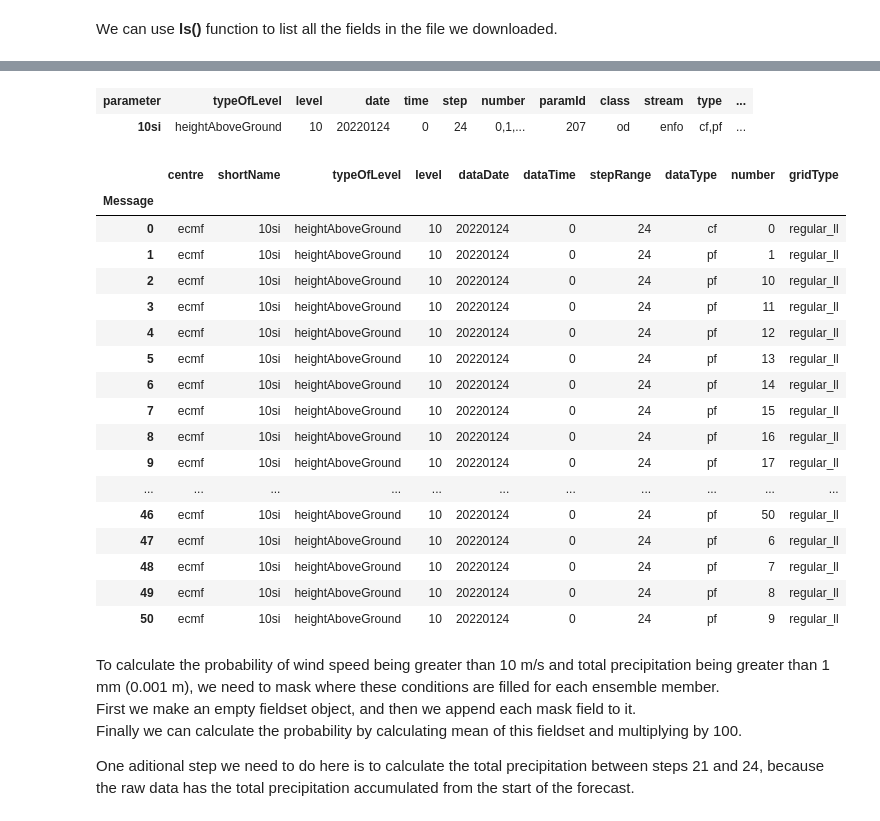
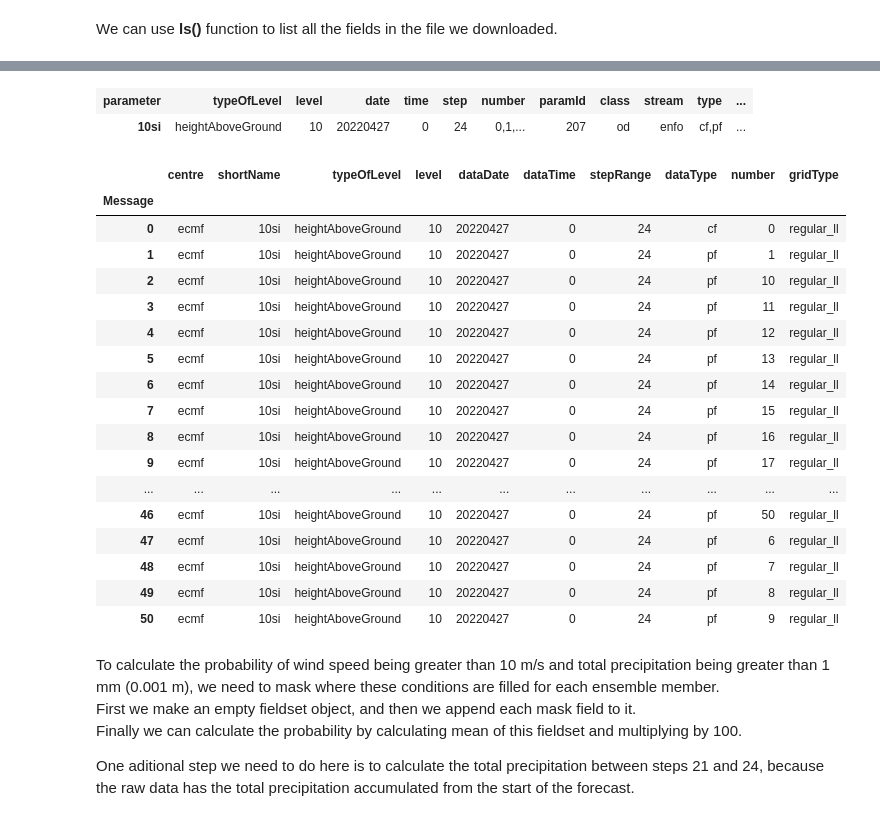
Before and after one commit to ecmwf/notebook-examples, a Jupyter notebook: opencharts/medium-ens-tp-ws.ipynb, the cells around one changed output, grey strips where cells are left out. Saved outputs shown, nothing was run; the diff lists cells and outputs as text; code cells hidden in the pictures.

```diff
--- a/opencharts/medium-ens-tp-ws.ipynb
+++ b/opencharts/medium-ens-tp-ws.ipynb
@@ -135,33 +136,33 @@ In this case we will calculate all 51 ensemble members at the same time.
 # %%
-u = data.select(shortName='10u', step=24)
-v = data.select(shortName='10v', step=24)
+u = data.select(shortName='10u', step=24).sort()
+v = data.select(shortName='10v', step=24).sort()
 
 speed = ecdata.speed(u,v)
 speed.describe()
 # %% [output]
 | parameter | typeOfLevel | level | date | time | step | number | paramId | class | stream | type | ... |
-| 10si | heightAboveGround | 10 | 20220124 | 0 | 24 | 0,1,... | 207 | od | enfo | cf,pf | ... |
+| 10si | heightAboveGround | 10 | 20220427 | 0 | 24 | 0,1,... | 207 | od | enfo | cf,pf | ... |
 # %%
 speed.ls()
 # %% [output]
 |  | centre | shortName | typeOfLevel | level | dataDate | dataTime | stepRange | dataType | number | gridType |
 | Message |  |  |  |  |  |  |  |  |  |  |
-| 0 | ecmf | 10si | heightAboveGround | 10 | 20220124 | 0 | 24 | cf | 0 | regular_ll |
-| 1 | ecmf | 10si | heightAboveGround | 10 | 20220124 | 0 | 24 | pf | 1 | regular_ll |
-| 2 | ecmf | 10si | heightAboveGround | 10 | 20220124 | 0 | 24 | pf | 10 | regular_ll |
-| 3 | ecmf | 10si | heightAboveGround | 10 | 20220124 | 0 | 24 | pf | 11 | regular_ll |
-| 4 | ecmf | 10si | heightAboveGround | 10 | 20220124 | 0 | 24 | pf | 12 | regular_ll |
-| 5 | ecmf | 10si | heightAboveGround | 10 | 20220124 | 0 | 24 | pf | 13 | regular_ll |
-| 6 | ecmf | 10si | heightAboveGround | 10 | 20220124 | 0 | 24 | pf | 14 | regular_ll |
-| 7 | ecmf | 10si | heightAboveGround | 10 | 20220124 | 0 | 24 | pf | 15 | regular_ll |
-| 8 | ecmf | 10si | heightAboveGround | 10 | 20220124 | 0 | 24 | pf | 16 | regular_ll |
-| 9 | ecmf | 10si | heightAboveGround | 10 | 20220124 | 0 | 24 | pf | 17 | regular_ll |
+| 0 | ecmf | 10si | heightAboveGround | 10 | 20220427 | 0 | 24 | cf | 0 | regular_ll |
+| 1 | ecmf | 10si | heightAboveGround | 10 | 20220427 | 0 | 24 | pf | 1 | regular_ll |
+| 2 | ecmf | 10si | heightAboveGround | 10 | 20220427 | 0 | 24 | pf | 10 | regular_ll |
+| 3 | ecmf | 10si | heightAboveGround | 10 | 20220427 | 0 | 24 | pf | 11 | regular_ll |
+| 4 | ecmf | 10si | heightAboveGround | 10 | 20220427 | 0 | 24 | pf | 12 | regular_ll |
+| 5 | ecmf | 10si | heightAboveGround | 10 | 20220427 | 0 | 24 | pf | 13 | regular_ll |
+| 6 | ecmf | 10si | heightAboveGround | 10 | 20220427 | 0 | 24 | pf | 14 | regular_ll |
+| 7 | ecmf | 10si | heightAboveGround | 10 | 20220427 | 0 | 24 | pf | 15 | regular_ll |
+| 8 | ecmf | 10si | heightAboveGround | 10 | 20220427 | 0 | 24 | pf | 16 | regular_ll |
+| 9 | ecmf | 10si | heightAboveGround | 10 | 20220427 | 0 | 24 | pf | 17 | regular_ll |
 | ... | ... | ... | ... | ... | ... | ... | ... | ... | ... | ... |
-| 46 | ecmf | 10si | heightAboveGround | 10 | 20220124 | 0 | 24 | pf | 50 | regular_ll |
-| 47 | ecmf | 10si | heightAboveGround | 10 | 20220124 | 0 | 24 | pf | 6 | regular_ll |
-| 48 | ecmf | 10si | heightAboveGround | 10 | 20220124 | 0 | 24 | pf | 7 | regular_ll |
-| 49 | ecmf | 10si | heightAboveGround | 10 | 20220124 | 0 | 24 | pf | 8 | regular_ll |
-| 50 | ecmf | 10si | heightAboveGround | 10 | 20220124 | 0 | 24 | pf | 9 | regular_ll |
+| 46 | ecmf | 10si | heightAboveGround | 10 | 20220427 | 0 | 24 | pf | 50 | regular_ll |
+| 47 | ecmf | 10si | heightAboveGround | 10 | 20220427 | 0 | 24 | pf | 6 | regular_ll |
+| 48 | ecmf | 10si | heightAboveGround | 10 | 20220427 | 0 | 24 | pf | 7 | regular_ll |
+| 49 | ecmf | 10si | heightAboveGround | 10 | 20220427 | 0 | 24 | pf | 8 | regular_ll |
+| 50 | ecmf | 10si | heightAboveGround | 10 | 20220427 | 0 | 24 | pf | 9 | regular_ll |
 # %% [markdown]
 To calculate the probability of wind speed being greater than 10 m/s and total precipitation being greater than 1 mm (0.001 m), we need to mask where these conditions are filled for each ensemble member.
 First we make an empty fieldset object, and then we append each mask field to it.
```
Also changed, not shown: parts of 6 cells of this notebook, 19 other files.
